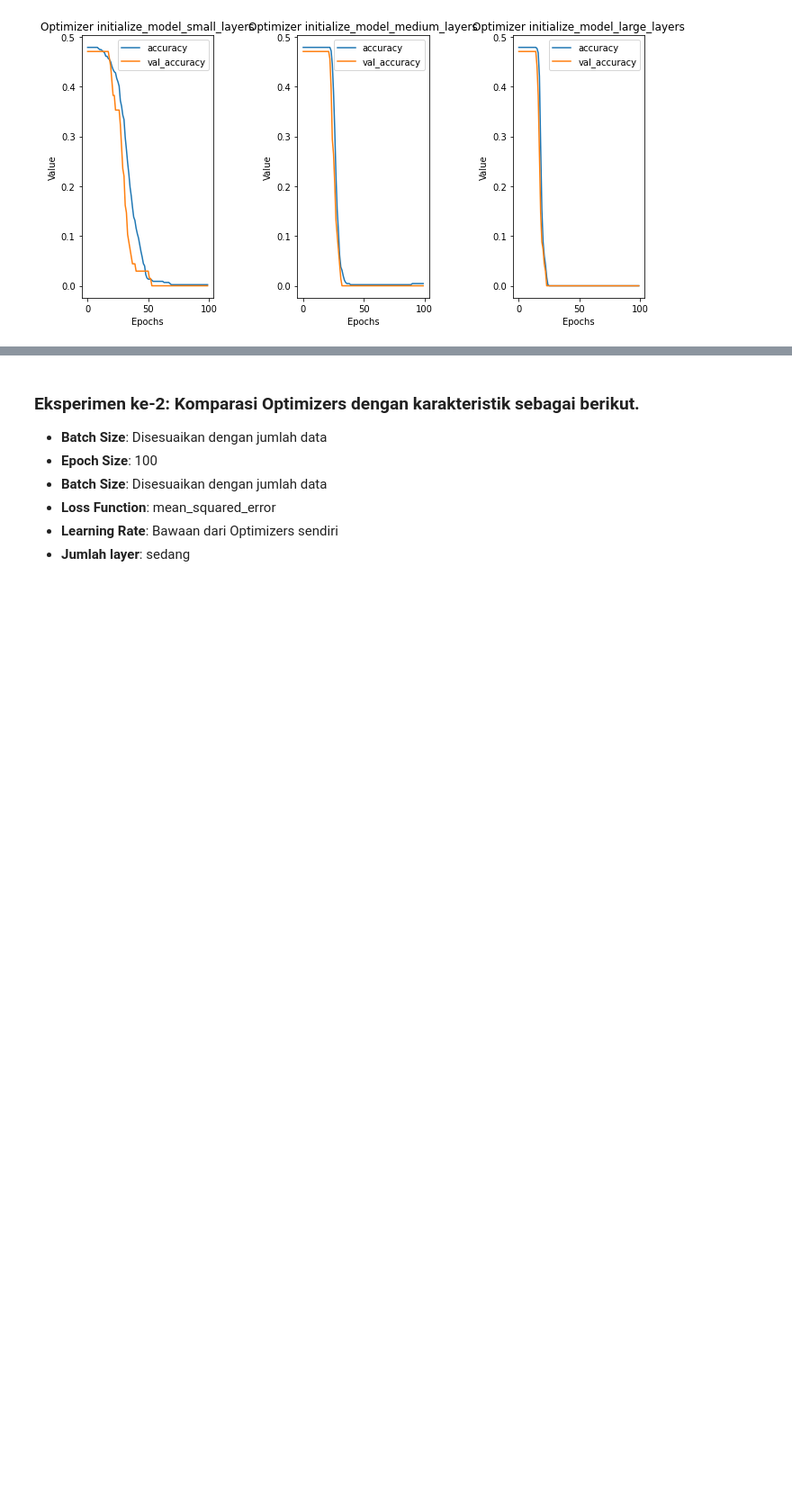
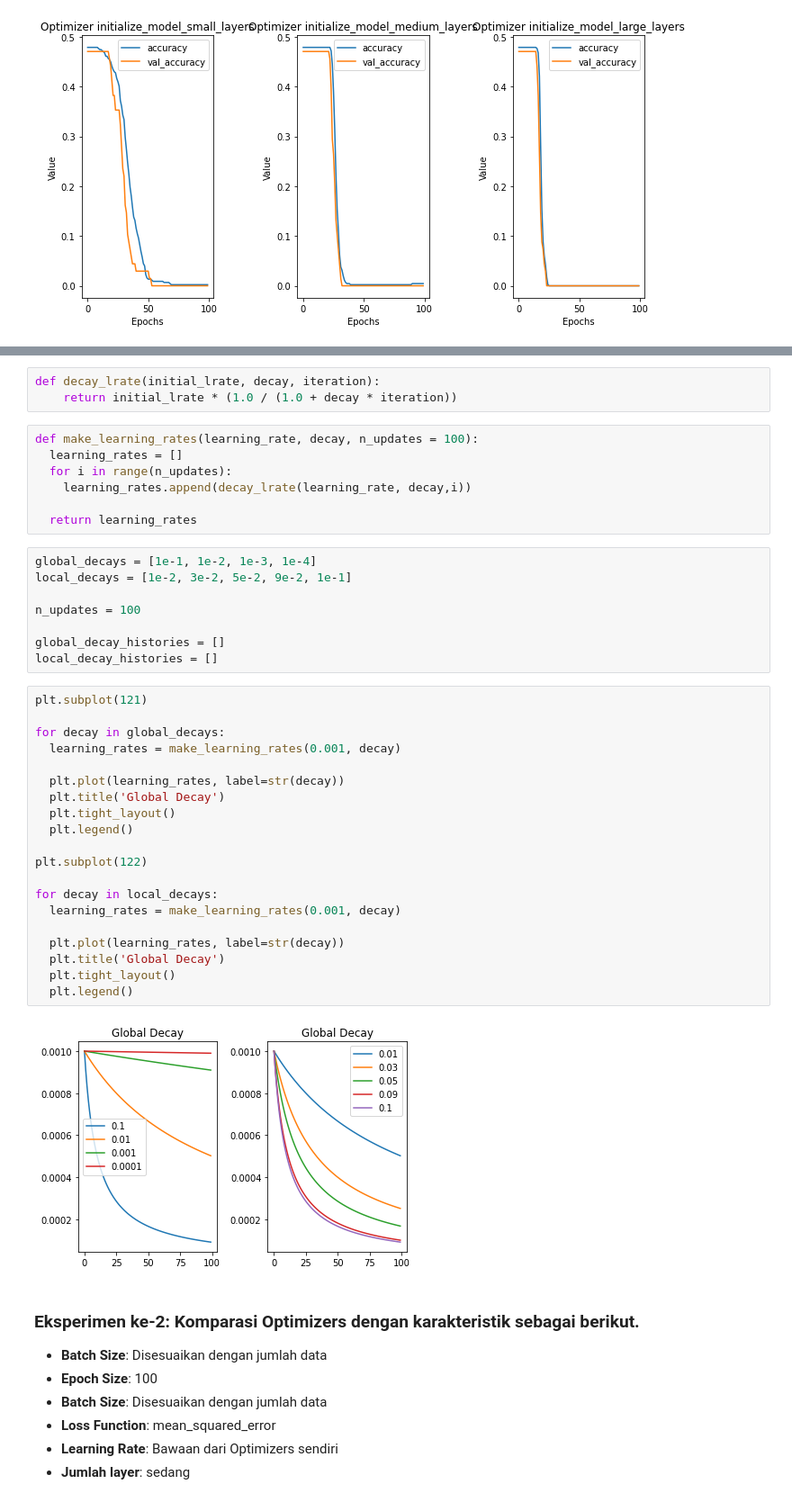
Before and after one commit to MaxZx3000/Forest-Fire, a Jupyter notebook: Final_Project_Forest_Fire_Classifier_(Anthony_Kevin_Oktavius).ipynb, the cells around one changed output, grey strips where cells are left out. Shown at 90% size. Saved outputs shown, nothing was run; the diff lists cells and outputs as text; blank space fills up the shorter version.

Commit message:
Added Learning Rate Decay in Model Comparison Code.

```diff
--- a/Final_Project_Forest_Fire_Classifier_(Anthony_Kevin_Oktavius).ipynb
+++ b/Final_Project_Forest_Fire_Classifier_(Anthony_Kevin_Oktavius).ipynb
@@ -584,3 +592,43 @@ plt.show()
+# %%
+def decay_lrate(initial_lrate, decay, iteration):
+    return initial_lrate * (1.0 / (1.0 + decay * iteration))
+# %%
+def make_learning_rates(learning_rate, decay, n_updates = 100):
+  learning_rates = []
+  for i in range(n_updates):
+    learning_rates.append(decay_lrate(learning_rate, decay,i))
+
+  return learning_rates
+# %%
+global_decays = [1e-1, 1e-2, 1e-3, 1e-4]
+local_decays = [1e-2, 3e-2, 5e-2, 9e-2, 1e-1]
+
+n_updates = 100
+
+global_decay_histories = []
+local_decay_histories = []
+# %%
+plt.subplot(121)
+
+for decay in global_decays:
+  learning_rates = make_learning_rates(0.001, decay)
+
+  plt.plot(learning_rates, label=str(decay))
+  plt.title('Global Decay')
+  plt.tight_layout()
+  plt.legend()
+
+plt.subplot(122)
+
+for decay in local_decays:
+  learning_rates = make_learning_rates(0.001, decay)
+
+  plt.plot(learning_rates, label=str(decay))
+  plt.title('Global Decay')
+  plt.tight_layout()
+  plt.legend()
+# %% [output]
+[figure, added]
 # %% [markdown]
 ### Eksperimen ke-2: Komparasi Optimizers dengan karakteristik sebagai berikut.
 
```
Also changed, not shown: parts of 1 cell of this notebook.
